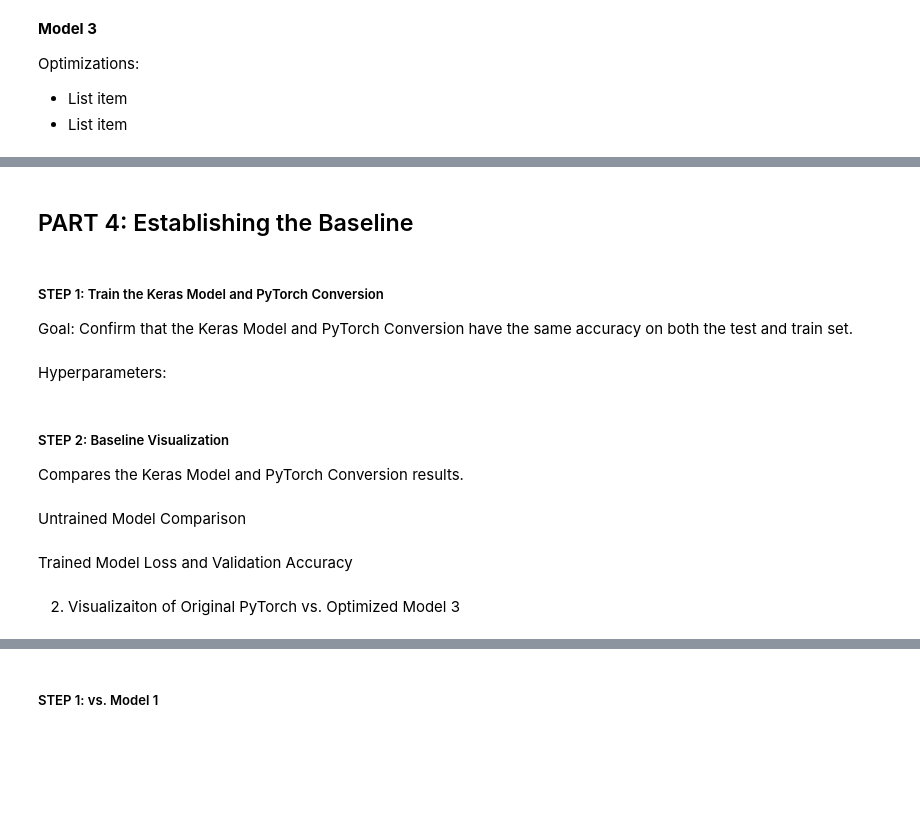
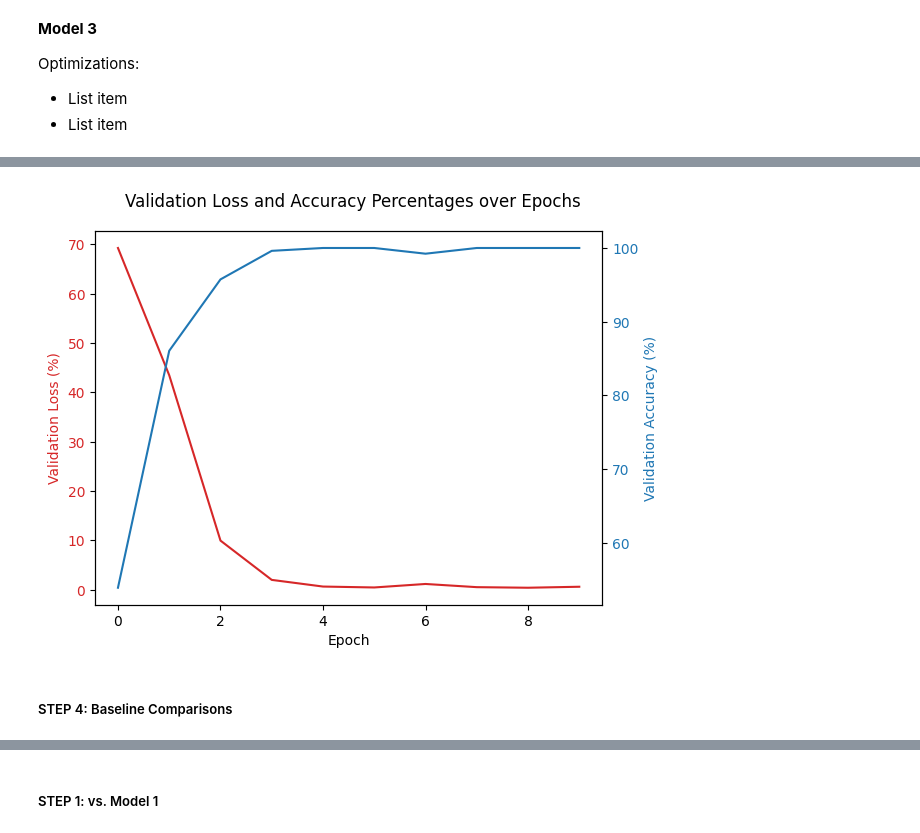
Before and after one commit to EthanNguyen-Tu/CS4644_FinalProject, a Jupyter notebook: CS4644_ThePerceptrons_Project.ipynb, the cells around one changed output, grey strips where cells are left out. Saved outputs shown, nothing was run; the diff lists cells and outputs as text; code cells hidden in the pictures; blank space fills up the shorter version.

Commit message:
feat(Baseline): Complete with start on optimization 1

```diff
--- a/CS4644_ThePerceptrons_Project.ipynb
+++ b/CS4644_ThePerceptrons_Project.ipynb
@@ -162,14 +620,6 @@ Optimizations:
+# %%
+loss_valid_comp(pytorch_conversion_history["val_loss"], pytorch_conversion_history["val_accuracy"], model_reference_results.epoch, prefix="Validation")
+# %% [output]
+[figure, added]
 # %% [markdown]
-## PART 4: Establishing the Baseline
+##### STEP 4: Baseline Comparisons
-# %% [markdown]
-##### STEP 1: Train the Keras Model and PyTorch Conversion
-
-Goal: Confirm that the Keras Model and PyTorch Conversion have the same accuracy on both the test and train set.
-# %% [markdown]
-Hyperparameters:
-# %% [markdown]
-##### STEP 2: Baseline Visualization
-
-Compares the Keras Model and PyTorch Conversion results.
-# %% [markdown]
-Untrained Model Comparison
@@ -188,2 +625,0 @@ plt.show()
-# %% [markdown]
-Trained Model Loss and Validation Accuracy
@@ -218,2 +625,0 @@ plt.show()
-# %% [markdown]
-2. Visualizaiton of Original PyTorch vs. Optimized Model 3
```
Also changed, not shown: parts of 104 cells of this notebook, 1 other file.
